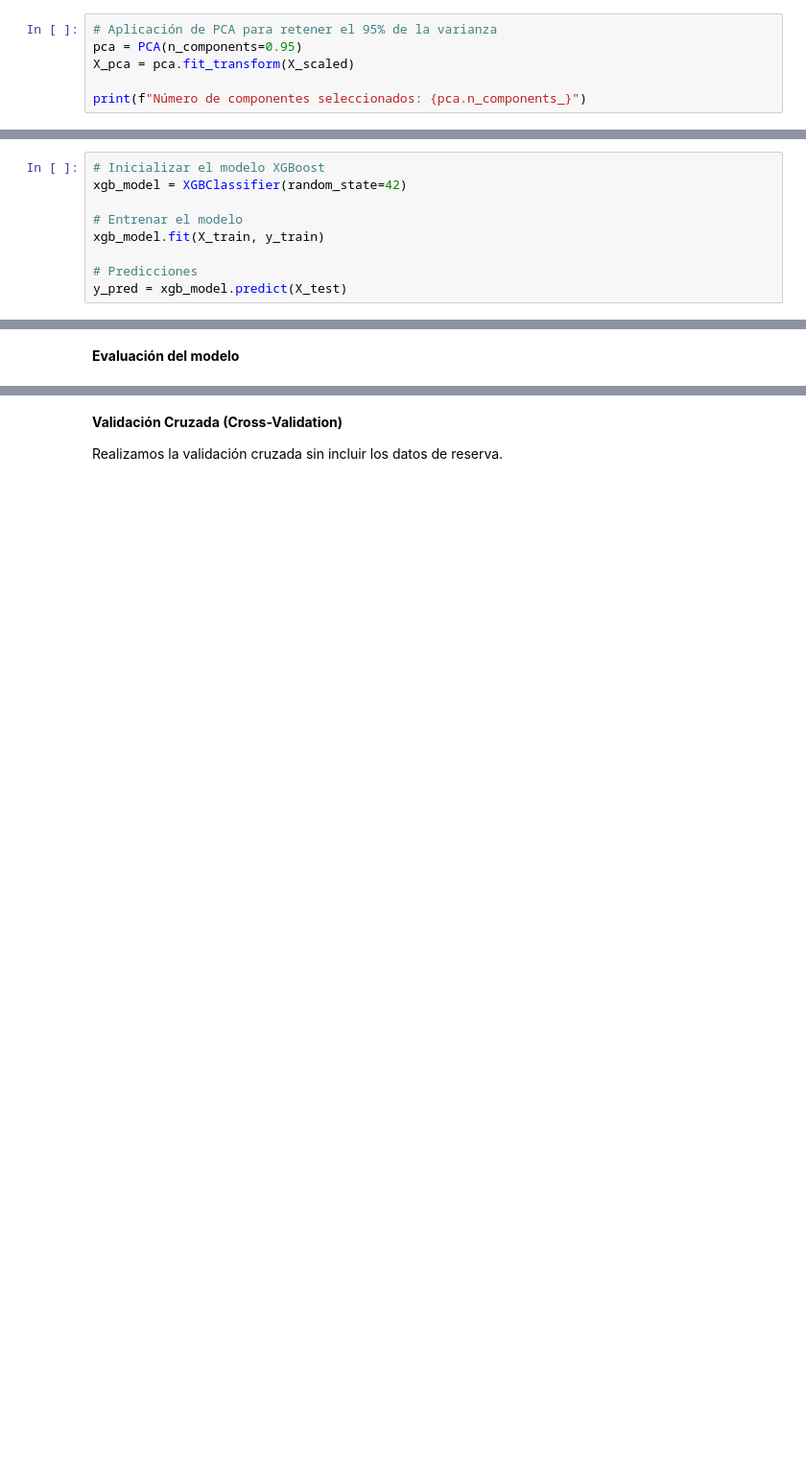
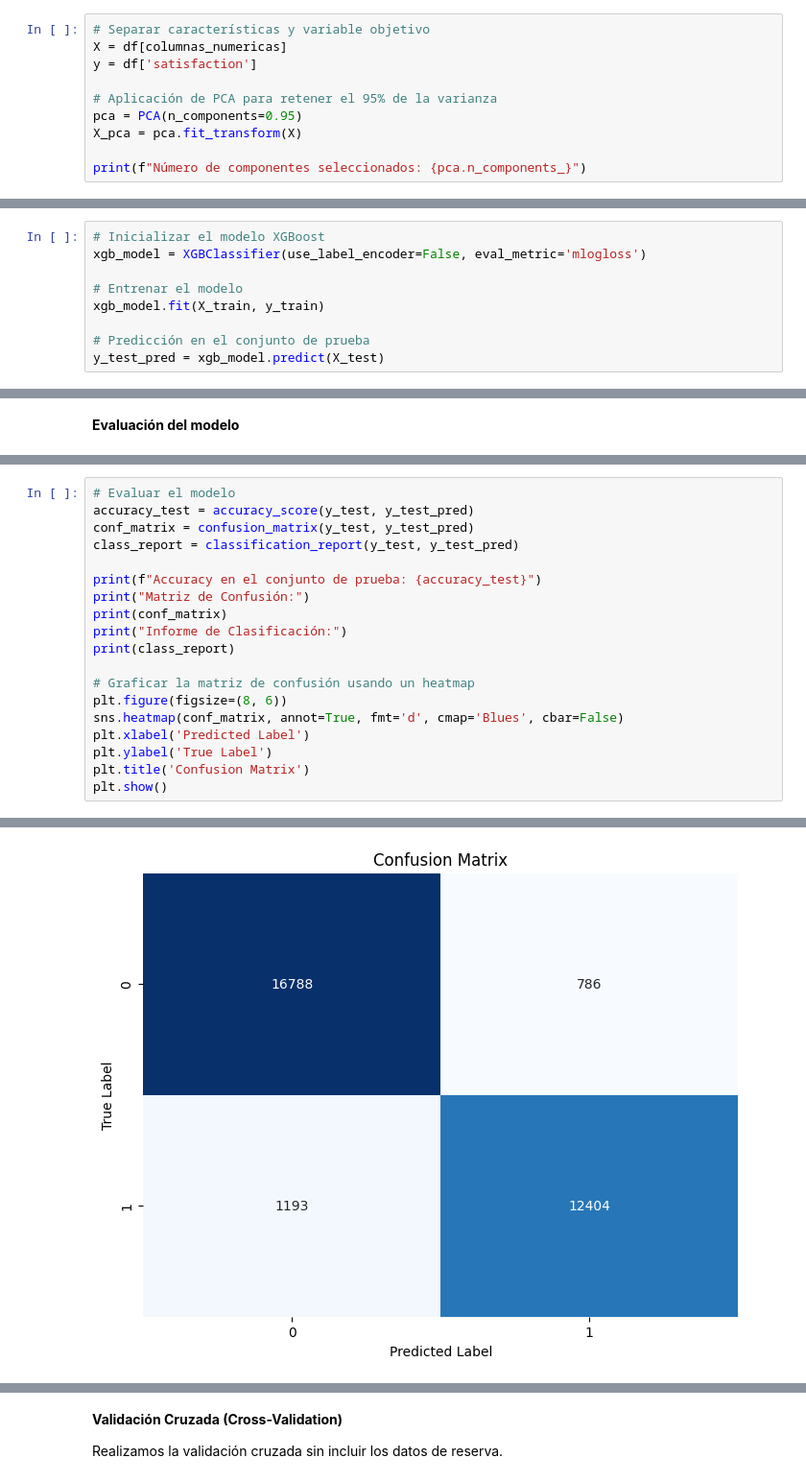
Before and after one commit to AndreaMoraledaBlanco/ML-Grupo5, a Jupyter notebook: andrea_ML_Airlines.ipynb, the cells around one changed output, grey strips where cells are left out. Shown at 96% size. Cells and saved outputs as stored; diff of their text form; blank space fills up the shorter version.

```diff
--- a/andrea_ML_Airlines.ipynb
+++ b/andrea_ML_Airlines.ipynb
@@ -775,9 +773,13 @@ StandardScaler es generalmente preferido antes de aplicar PCA porque la estandar
 # %% [markdown]
 **Reducción de Dimensionalidad con PCA**
 # %%
+# Separar características y variable objetivo
+X = df[columnas_numericas]
+y = df['satisfaction']
+
 # Aplicación de PCA para retener el 95% de la varianza
 pca = PCA(n_components=0.95)
-X_pca = pca.fit_transform(X_scaled)
+X_pca = pca.fit_transform(X)
 
 print(f"Número de componentes seleccionados: {pca.n_components_}")
 # %% [output]
@@ -806,10 +828,10 @@ Entrenamiento: (70654, 19), Prueba: (31171, 19), Reserva: (2079, 19)
 Entrenamos el modelo XGBoost con los datos de entrenamiento:
 # %%
 # Inicializar el modelo XGBoost
-xgb_model = XGBClassifier(random_state=42)
+xgb_model = XGBClassifier(use_label_encoder=False, eval_metric='mlogloss')
 
 # Entrenar el modelo
 xgb_model.fit(X_train, y_train)
 
-# Predicciones
-y_pred = xgb_model.predict(X_test)
+# Predicción en el conjunto de prueba
+y_test_pred = xgb_model.predict(X_test)
@@ -835,0 +844,20 @@ weighted avg       0.94      0.94      0.94     31171
+# %%
+# Evaluar el modelo
+accuracy_test = accuracy_score(y_test, y_test_pred)
+conf_matrix = confusion_matrix(y_test, y_test_pred)
+class_report = classification_report(y_test, y_test_pred)
+
+print(f"Accuracy en el conjunto de prueba: {accuracy_test}")
+print("Matriz de Confusión:")
+print(conf_matrix)
+print("Informe de Clasificación:")
+print(class_report)
+
+# Graficar la matriz de confusión usando un heatmap
+plt.figure(figsize=(8, 6))
+sns.heatmap(conf_matrix, annot=True, fmt='d', cmap='Blues', cbar=False)
+plt.xlabel('Predicted Label')
+plt.ylabel('True Label')
+plt.title('Confusion Matrix')
+plt.show()
+# %% [output]
@@ -835,0 +877 @@ weighted avg       0.94      0.94      0.94     31171
+[figure, added]
```
Also changed, not shown: parts of 23 cells of this notebook.
